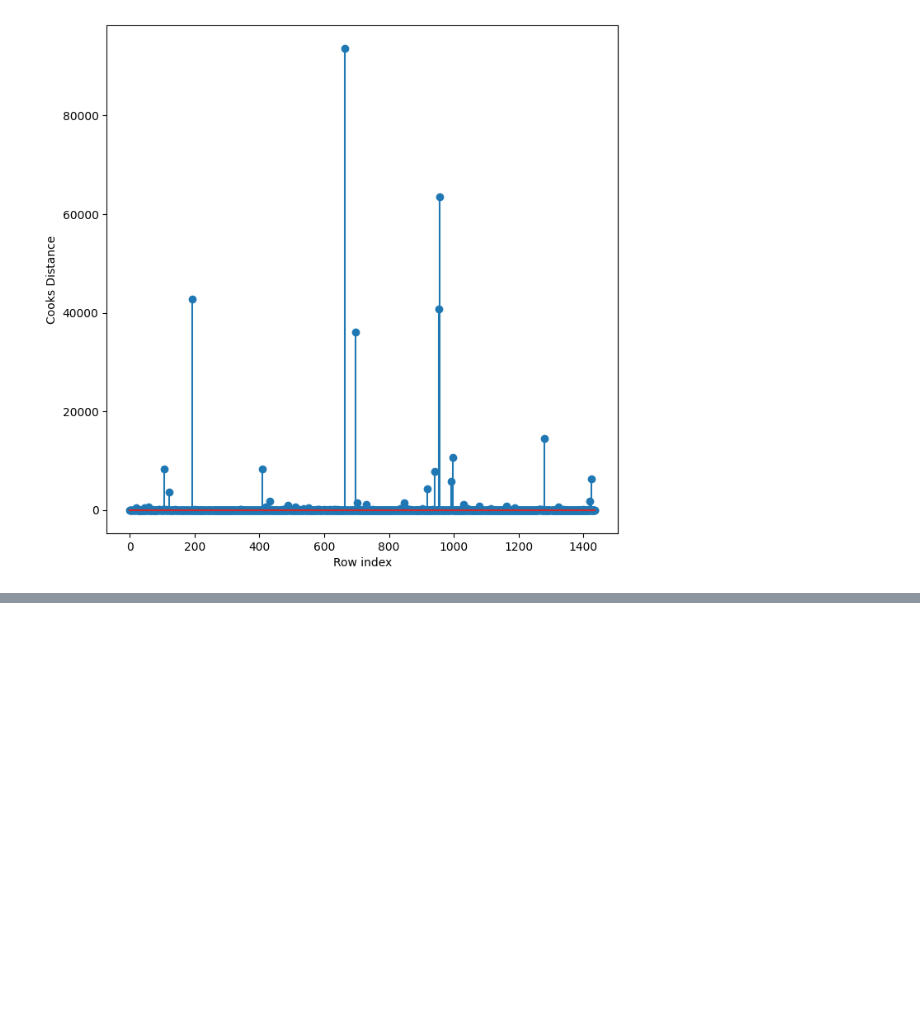
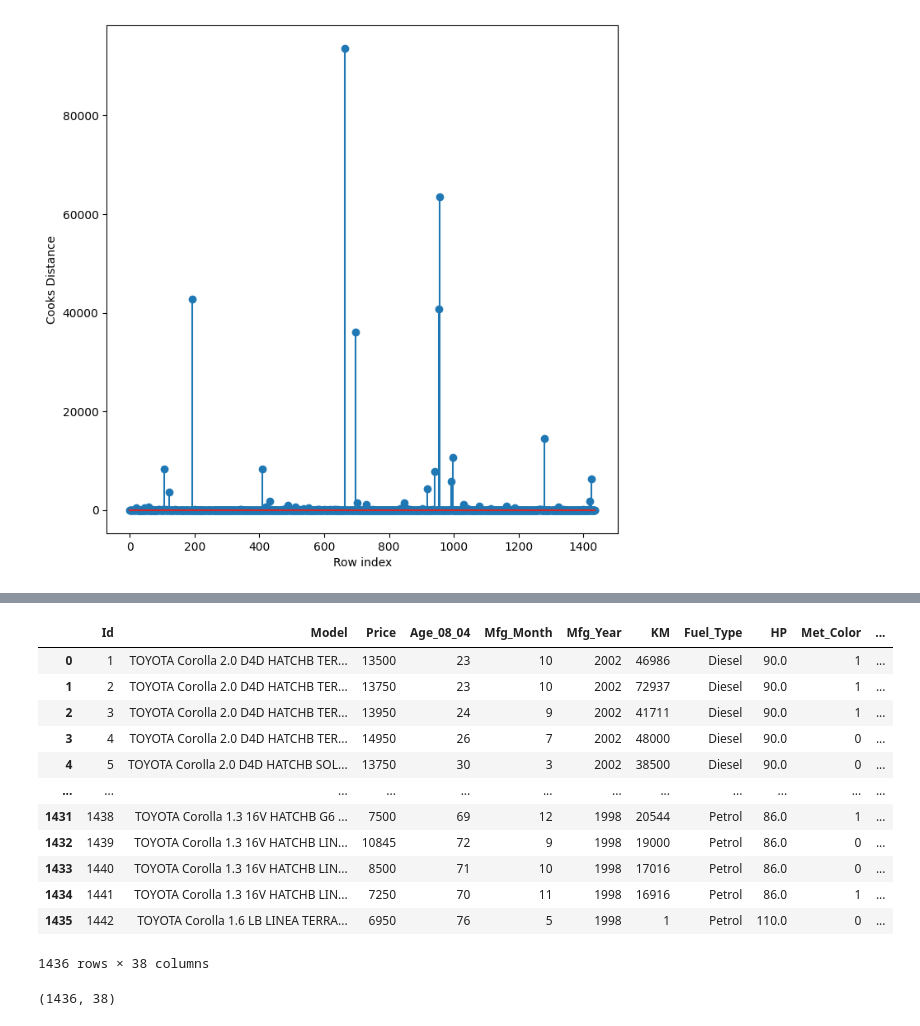
Before and after one commit to hemanththalluri/pandu12, a Jupyter notebook: Toyoto.ipynb, the cells around one changed output, grey strips where cells are left out. Cells and saved outputs as stored; diff of their text form; code cells hidden in the pictures; blank space fills up the shorter version.

```diff
--- a/Toyoto.ipynb
+++ b/Toyoto.ipynb
@@ -257,0 +273,20 @@ plt.show()
+# %%
+df
+# %% [output]
+|  | Id | Model | Price | Age_08_04 | Mfg_Month | Mfg_Year | KM | Fuel_Type | HP | Met_Color | ... |
+| 0 | 1 | TOYOTA Corolla 2.0 D4D HATCHB TER... | 13500 | 23 | 10 | 2002 | 46986 | Diesel | 90.0 | 1 | ... |
+| 1 | 2 | TOYOTA Corolla 2.0 D4D HATCHB TER... | 13750 | 23 | 10 | 2002 | 72937 | Diesel | 90.0 | 1 | ... |
+| 2 | 3 | TOYOTA Corolla 2.0 D4D HATCHB TER... | 13950 | 24 | 9 | 2002 | 41711 | Diesel | 90.0 | 1 | ... |
+| 3 | 4 | TOYOTA Corolla 2.0 D4D HATCHB TER... | 14950 | 26 | 7 | 2002 | 48000 | Diesel | 90.0 | 0 | ... |
+| 4 | 5 | TOYOTA Corolla 2.0 D4D HATCHB SOL... | 13750 | 30 | 3 | 2002 | 38500 | Diesel | 90.0 | 0 | ... |
+| ... | ... | ... | ... | ... | ... | ... | ... | ... | ... | ... | ... |
+| 1431 | 1438 | TOYOTA Corolla 1.3 16V HATCHB G6 ... | 7500 | 69 | 12 | 1998 | 20544 | Petrol | 86.0 | 1 | ... |
+| 1432 | 1439 | TOYOTA Corolla 1.3 16V HATCHB LIN... | 10845 | 72 | 9 | 1998 | 19000 | Petrol | 86.0 | 0 | ... |
+| 1433 | 1440 | TOYOTA Corolla 1.3 16V HATCHB LIN... | 8500 | 71 | 10 | 1998 | 17016 | Petrol | 86.0 | 0 | ... |
+| 1434 | 1441 | TOYOTA Corolla 1.3 16V HATCHB LIN... | 7250 | 70 | 11 | 1998 | 16916 | Petrol | 86.0 | 1 | ... |
+| 1435 | 1442 | TOYOTA Corolla 1.6 LB LINEA TERRA... | 6950 | 76 | 5 | 1998 | 1 | Petrol | 110.0 | 0 | ... |
+1436 rows × 38 columns
+# %%
+df.shape
+# %% [output]
+(1436, 38)
```
Also changed, not shown: parts of 14 cells of this notebook.
